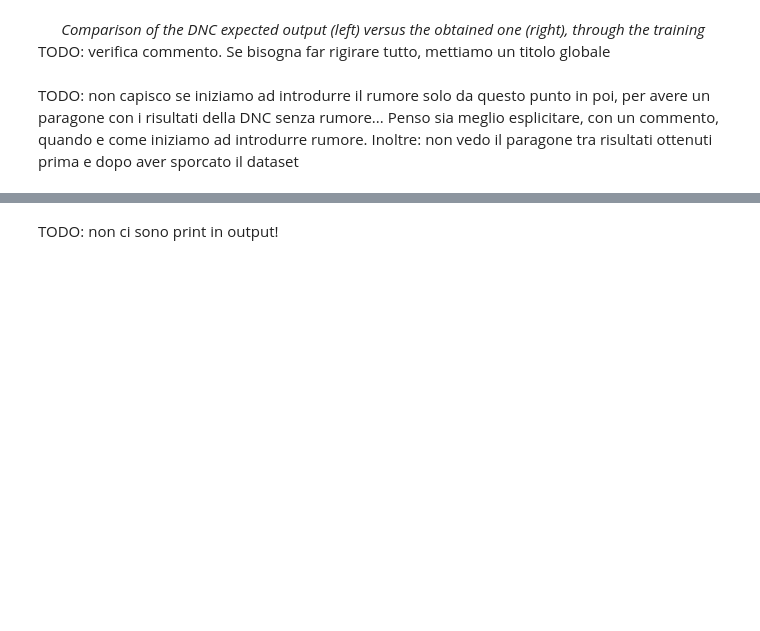
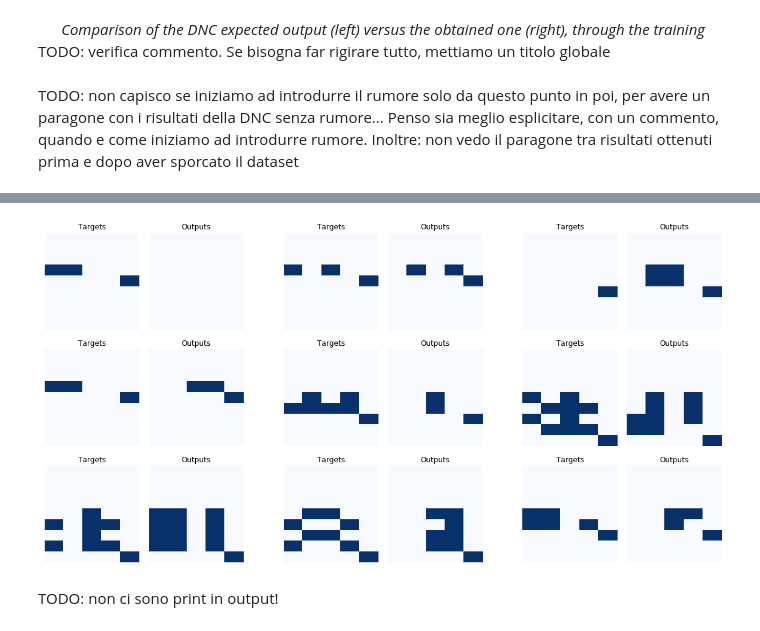
Before and after one commit to MrAngius/DNC-SemesterProject, a Jupyter notebook: Semester Project.ipynb, the cells around one changed output, grey strips where cells are left out. Saved outputs shown, nothing was run; the diff lists cells and outputs as text; code cells hidden in the pictures; blank space fills up the shorter version.

```diff
--- a/Semester Project.ipynb
+++ b/Semester Project.ipynb
@@ -775,0 +825,11 @@ for indx in range(len(results_noise['data'])):
+# %%
+# see the neural network performances through the training process
+def performance_index(outpt, target):
+    # output and targets are tensors (sequence, batch, bits)
+    return (1 - np.mean(np.square(output - target)))*100
+
+
+for i in range(len(data_res)):
+    target = data_res[i].targets[:,0,:]
+    output = outputs[i][:,0,:]
+    print("Performances for iteration: {} is {:.2f}%".format(i*1000, performance_index(output, target)))
@@ -776,3 +854,31 @@ for indx in range(len(results_noise['data'])):
+# %%
+# TODO: cosa stiamo visualizzando? Scrivere una riga di introduzione in questo commento
+fig = plt.figure(figsize=(20, 10))
+outer = gridspec.GridSpec(GRID_SPACE_DIM[0], GRID_SPACE_DIM[1], wspace=0.2, hspace=0.2)
+
+for i in range(NUMB_PLOTS):
+    inner = gridspec.GridSpecFromSubplotSpec(GRID_SPACE_SUB_DIM[0], GRID_SPACE_SUB_DIM[1],
+                    subplot_spec=outer[i], wspace=0.1, hspace=0.1)
+
+    for j in range(NUMB_SUB_PLOTS):
+        ax = plt.Subplot(fig, inner[j])
+        if j%2 == 0:
+            ax.set(title="Targets")
+            data = data_res[i].targets[:,0,:]
+        else:
+            ax.set(title="Outputs")
+            data = outputs[i][:,0,:]
+        _ = sns.heatmap(data=pd.DataFrame(data),
+                ax=ax,
+                yticklabels=False,
+                xticklabels=False,
+                cmap="Blues",
+                cbar=False)
+        fig.add_subplot(ax)
+
+fig.show()
+# %% [output]
+[figure, added]
 # %% [markdown]
 TODO: non ci sono print in output!
 # %% [markdown]
```
Also changed, not shown: parts of 14 cells of this notebook, 3 other files.
